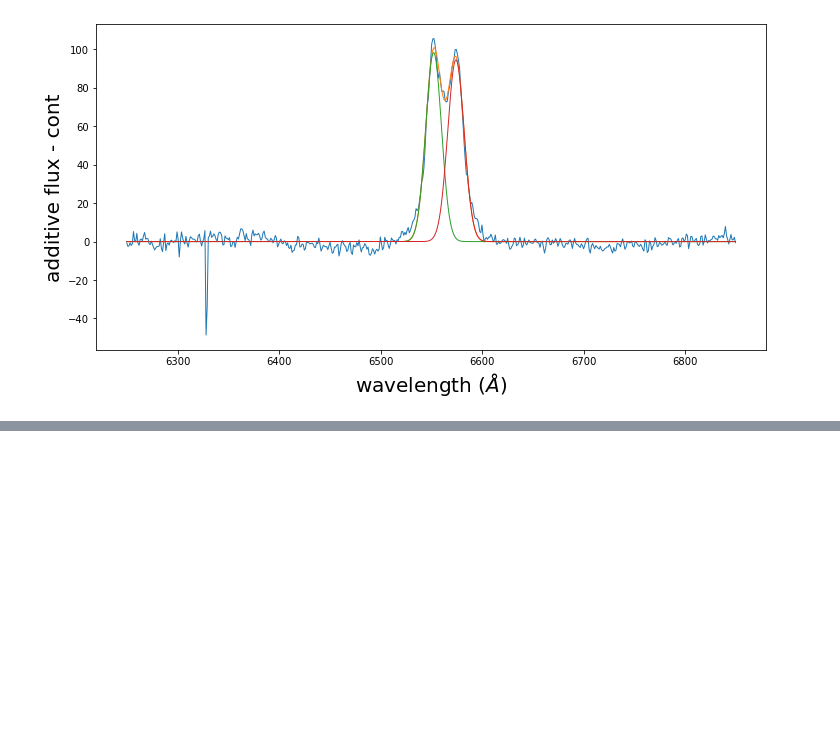
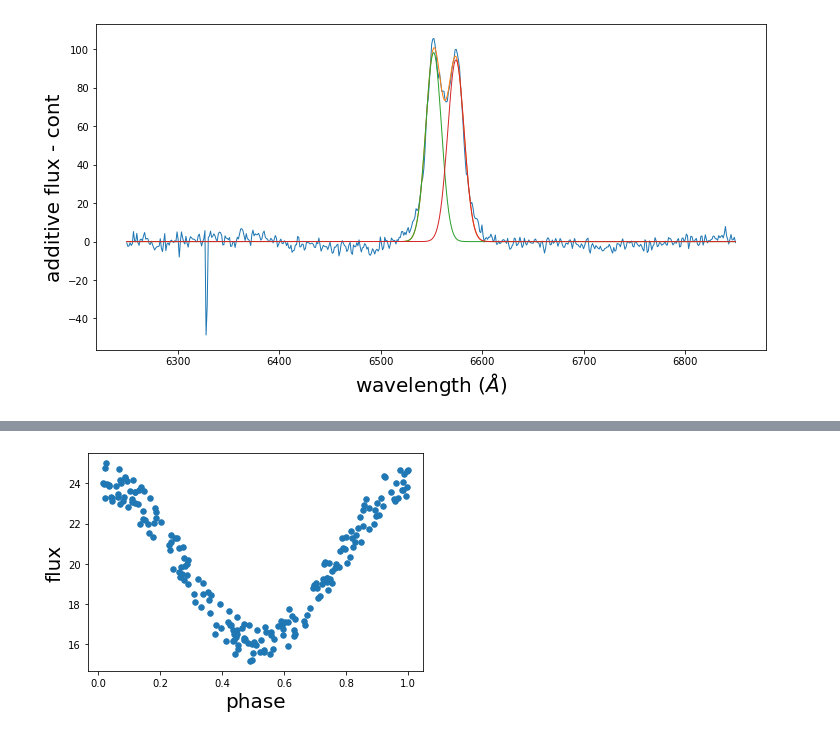
Before and after one commit to courtcraw/SSP-2023, a Jupyter notebook: SSP_reference_notebook.ipynb, the cells around one changed output, grey strips where cells are left out. Saved outputs shown, nothing was run; the diff lists cells and outputs as text; code cells hidden in the pictures; blank space fills up the shorter version.

```diff
--- a/SSP_reference_notebook.ipynb
+++ b/SSP_reference_notebook.ipynb
@@ -412,0 +452,13 @@ plt.show()
+# %%
+## now, we know the zero point and the period so we can undo that!
+# going to subtract the phase (zero point) first just to make it easier to read
+hjd_resampled_offset = hjd_resampled - phase
+
+## then we can plot a phase folded light curve
+# note that dividing by the period gets us to phase space
+plt.scatter((hjd_resampled_offset%period)/period, flux_resampled,s=30)
+plt.ylabel('flux')
+plt.xlabel('phase')
+plt.show()
+# %% [output]
+[figure, added]
```
Also changed, not shown: parts of 5 cells of this notebook.
